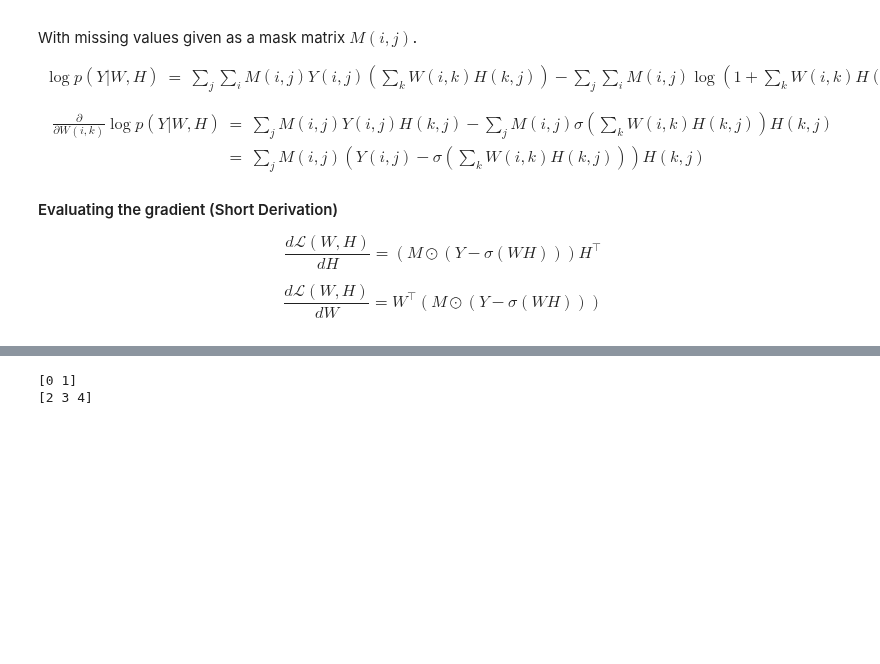
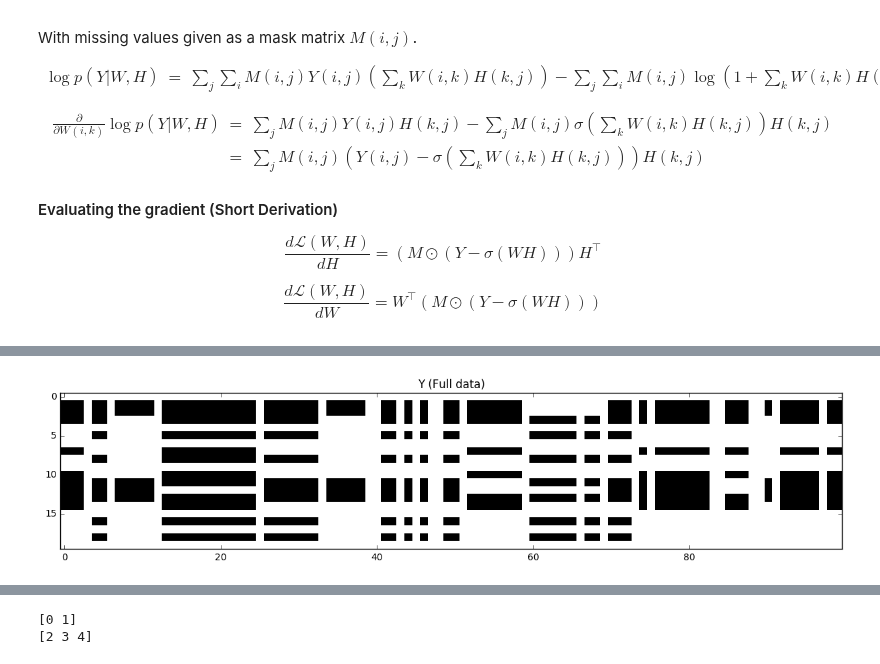
Before and after one commit to atcemgil/notes, a Jupyter notebook: LogisticRegression.ipynb, the cells around one changed output, grey strips where cells are left out. Cells and saved outputs as stored; diff of their text form; code cells hidden in the pictures; blank space fills up the shorter version.

```diff
--- a/LogisticRegression.ipynb
+++ b/LogisticRegression.ipynb
@@ -696,0 +608,95 @@ plt.show()
+# %%
+
+def binary_random_mask_generator(M=30, N=150, p_miss=0.2):
+    Mask = np.array(np.random.rand(M,N)>p_miss,dtype=float)
+
+    Mask_nan = Mask.copy()
+    Mask_nan[Mask==0] = np.nan
+
+    return Mask, Mask_nan
+
+def binary_random_matrix_generator1(M=30, N=150, p_on=0.3, p_switch=0.25):
+    Y = np.zeros((M,N))
+    y = np.array(np.random.rand(M,1)<p_on, dtype=float)
+    for i in range(N):
+        if np.random.rand()<p_switch:
+            y = np.array(np.random.rand(M,1)<p_on, dtype=float)
+
+        Y[:,i] = y.reshape(1,M)
+
+    return Y
+
+# Generate a catalog and reuse these
+def binary_random_matrix_generator2(R=10, M=30, N=150, p_on=0.3, p_switch=0.25):
+    Y = np.zeros((M,N))
+    Catalog = np.array(np.random.rand(M,R)<p_on, dtype=float)
+    idx = np.random.choice(range(R))
+    for i in range(N):
+        if np.random.rand()<p_switch:
+            idx = np.random.choice(range(R))
+
+        Y[:,i] = Catalog[:,idx].reshape(1,M)
+
+    return Y
+
+# Generate a catalog and reuse pairwise
+def binary_random_matrix_generator3(R=10, M=30, N=150, p_on=0.3, p_switch=0.25):
+    Y = np.zeros((M,N))
+    Catalog = np.random.rand(M,R)<p_on
+
+    sz = 2
+
+    idx = np.random.choice(range(R), size=sz, replace=True)
+    y = np.ones((1,M))<0
+    for i in range(sz):
+        y = np.logical_or(y, Catalog[:,idx[i]])
+
+    for i in range(N):
+        if np.random.rand()<p_switch:
+            idx = np.random.choice(range(R), size=sz, replace=True)
+            y = np.ones((1,M))<0
+            for i in range(sz):
+                y = np.logical_or(y, Catalog[:,idx[i]])
+
+        Y[:,i] = y.reshape(1,M)
+
+    return Y
+
+
+
+M = 20
+N = 100
+
+# Rank
+K = 4
+
+#Y = binary_random_matrix_generator1(M=M, N=N)
+Y = binary_random_matrix_generator3(M=M, N=N, R=3)
+Mask, Mask_nan = binary_random_mask_generator(M=M, N=N, p_miss=0.5)
+
+
+W, H = LogisticMF(Y, K, Mask, eta=0.001, nu = 0.01, MAX_ITER=500000, PRINT_PERIOD=20000)
+
+figsz = (15,4)
+plt.figure(figsize=figsz)
+plt.imshow(Y, interpolation='nearest', cmap=plt.cm.gray_r)
+plt.title('Y (Full data)')
+plt.show()
+plt.figure(figsize=figsz)
+plt.imshow(Y*Mask_nan, interpolation='nearest')
+plt.title('Mask*Y (Observed data)')
+plt.show()
+
+
+plt.figure(figsize=figsz)
+plt.imshow(sigmoid(np.dot(W,H)), interpolation='nearest')
+plt.title('\sigma(W*H)')
+plt.colorbar(orientation='horizontal')
+plt.show()
+#plt.figure(figsize=figsz)
+plt.imshow(W, interpolation='nearest')
+plt.show()
+plt.figure(figsize=figsz)
+plt.imshow(H, interpolation='nearest')
+plt.show()
+# %% [output]
@@ -696,0 +720 @@ plt.show()
+[figure, added]
```
Also changed, not shown: parts of 4 cells of this notebook, 2 other files.
